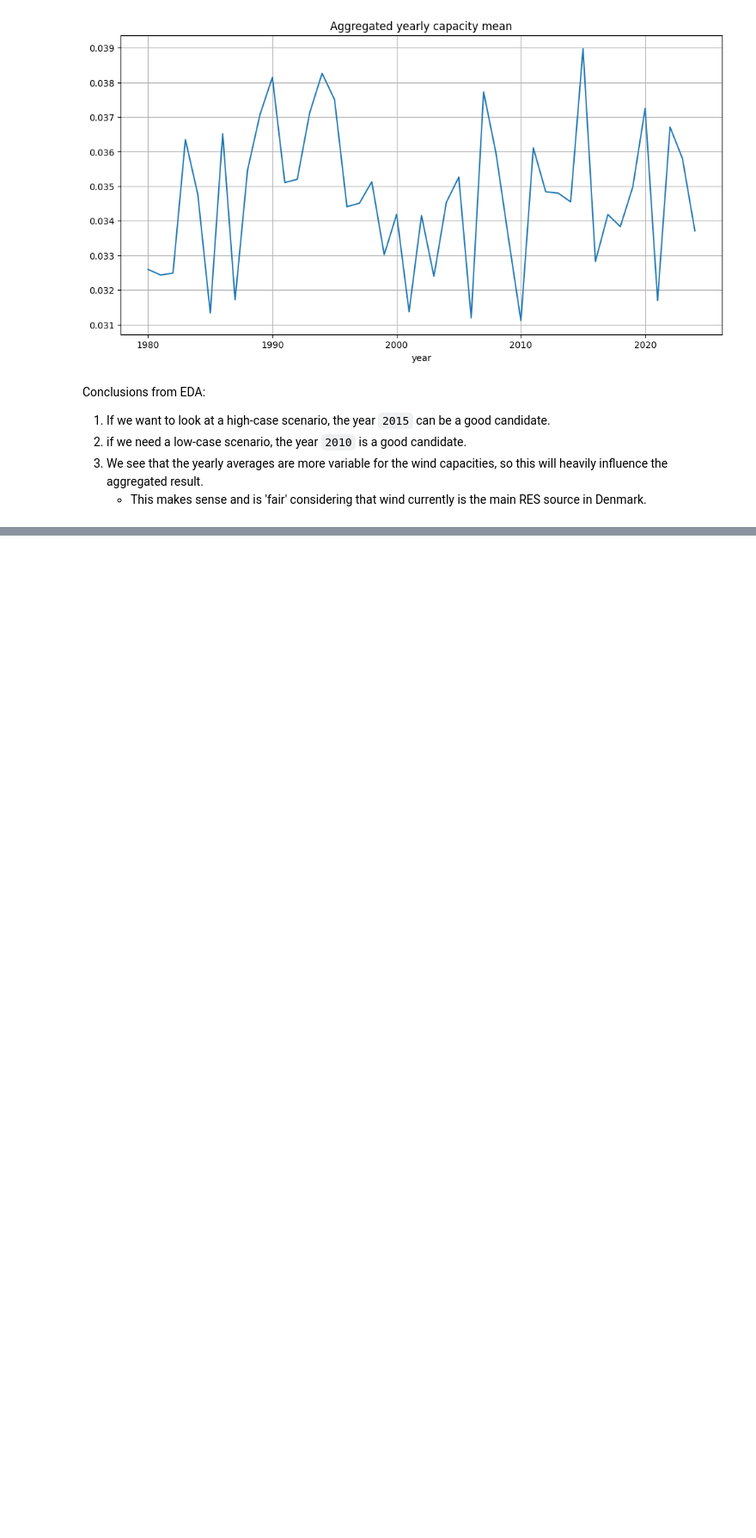
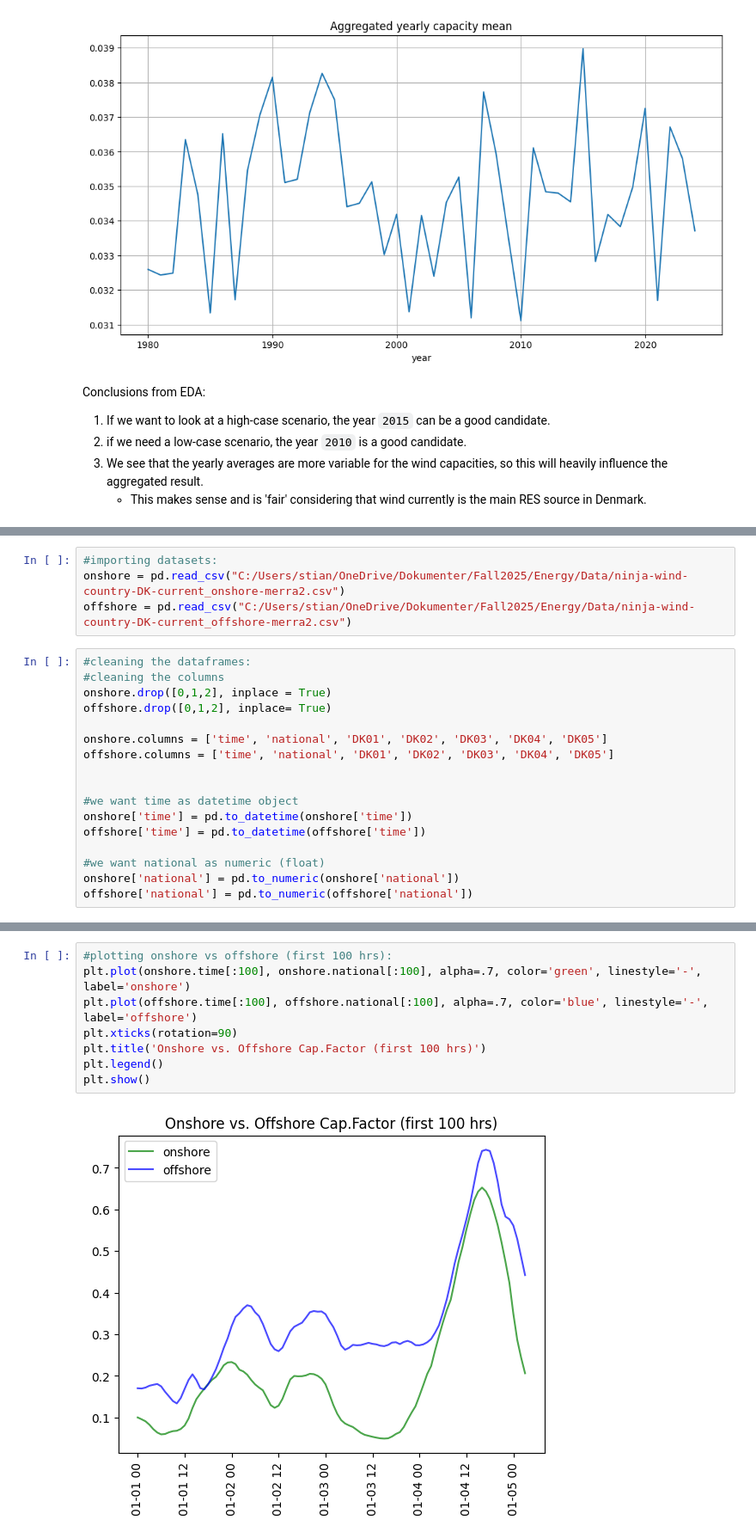
Before and after one commit to StianLindsethgits/EnergySystemsModelling, a Jupyter notebook: stratchbook.ipynb, the cells around one changed output, grey strips where cells are left out. Shown at 86% size. Drawn from its saved outputs; the diff is of its cells as text; blank space fills up the shorter version.

Commit message:
explored onshore vs offshore cap.factors

```diff
--- a/stratchbook.ipynb
+++ b/stratchbook.ipynb
@@ -205,0 +210,21 @@ Conclusions from EDA:
+# %%
+#importing datasets:
+onshore = pd.read_csv("C:/Users/stian/OneDrive/Dokumenter/Fall2025/Energy/Data/ninja-wind-country-DK-current_onshore-merra2.csv")
+offshore = pd.read_csv("C:/Users/stian/OneDrive/Dokumenter/Fall2025/Energy/Data/ninja-wind-country-DK-current_offshore-merra2.csv")
+# %%
+#cleaning the dataframes:
+#cleaning the columns
+onshore.drop([0,1,2], inplace = True)
+offshore.drop([0,1,2], inplace= True)
+
+onshore.columns = ['time', 'national', 'DK01', 'DK02', 'DK03', 'DK04', 'DK05']
+offshore.columns = ['time', 'national', 'DK01', 'DK02', 'DK03', 'DK04', 'DK05']
+
+
+#we want time as datetime object
+onshore['time'] = pd.to_datetime(onshore['time'])
+offshore['time'] = pd.to_datetime(offshore['time'])
+
+#we want national as numeric (float)
+onshore['national'] = pd.to_numeric(onshore['national'])
+offshore['national'] = pd.to_numeric(offshore['national'])
@@ -205,0 +265,10 @@ Conclusions from EDA:
+# %%
+#plotting onshore vs offshore (first 100 hrs):
+plt.plot(onshore.time[:100], onshore.national[:100], alpha=.7, color='green', linestyle='-', label='onshore')
+plt.plot(offshore.time[:100], offshore.national[:100], alpha=.7, color='blue', linestyle='-', label='offshore')
+plt.xticks(rotation=90)
+plt.title('Onshore vs. Offshore Cap.Factor (first 100 hrs)')
+plt.legend()
+plt.show()
+# %% [output]
+[figure, added]
```
Also changed, not shown: parts of 11 cells of this notebook.
